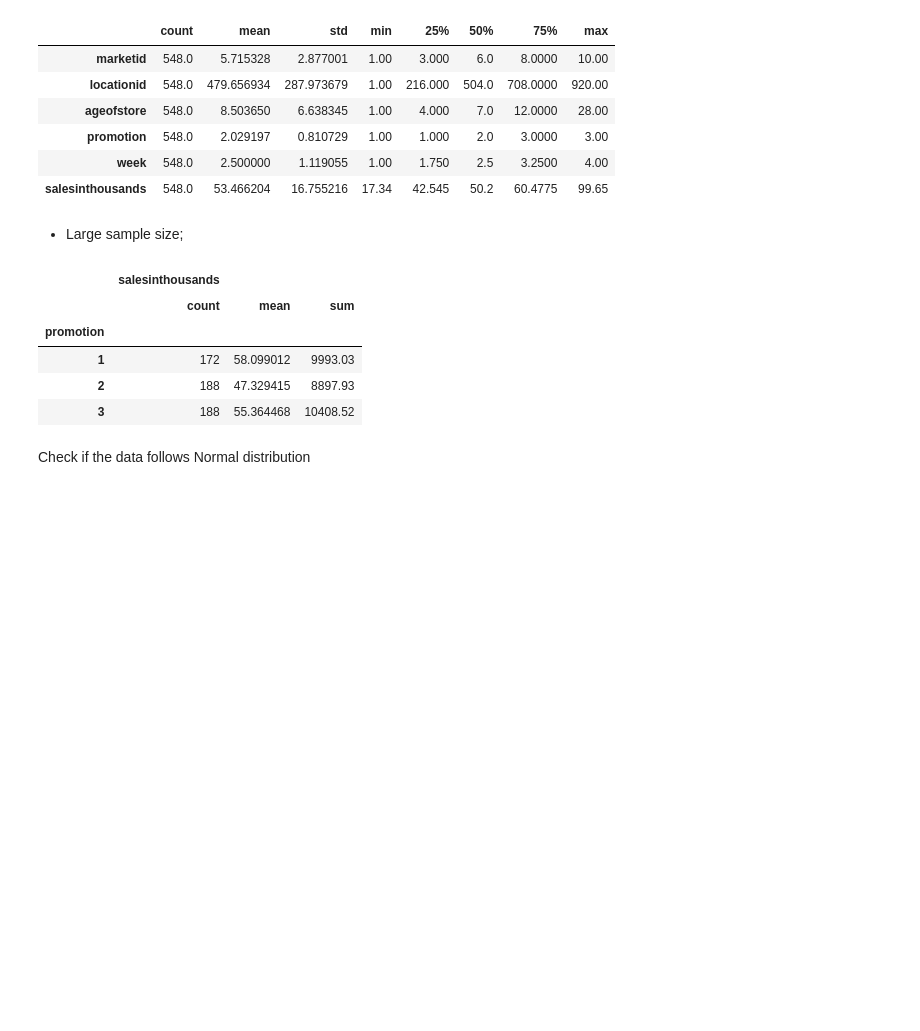
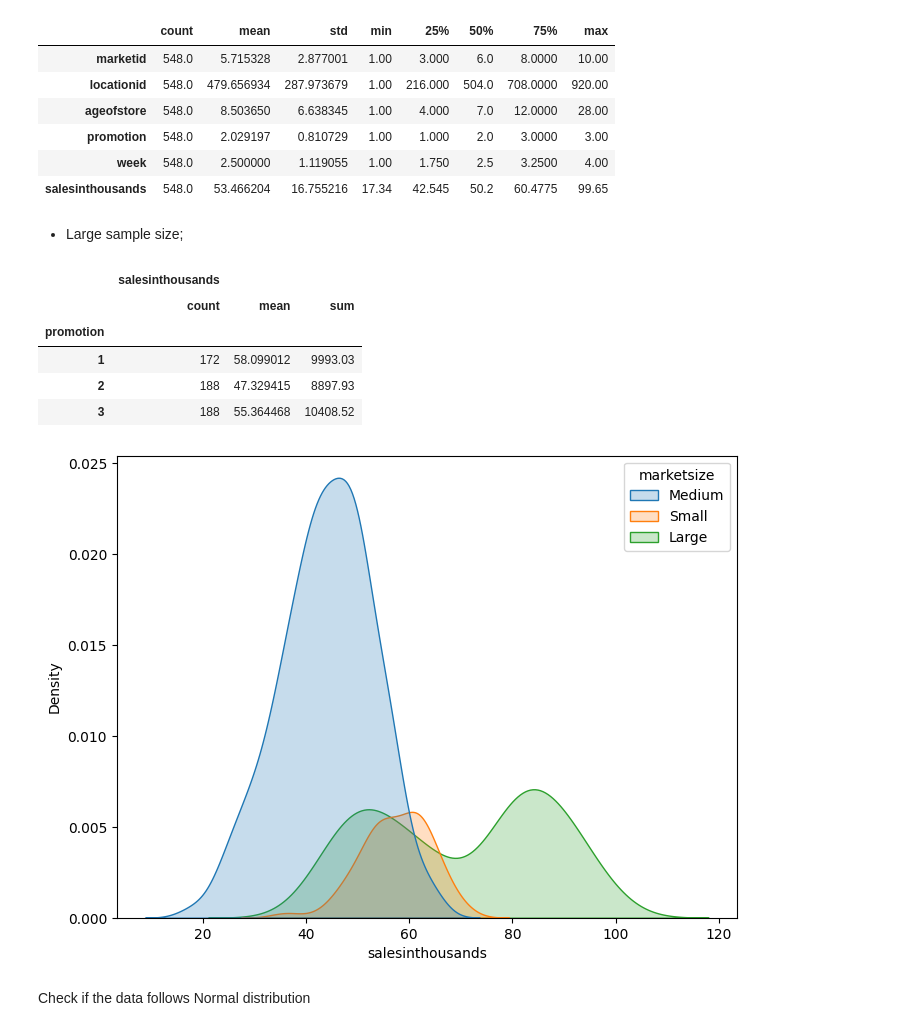
Before and after one commit to ShariYo/Modul2_Sprint2, a Jupyter notebook: project/fast_food.ipynb, the cells around one changed output. Drawn from its saved outputs; the diff is of its cells as text; code cells hidden in the pictures; blank space fills up the shorter version.

```diff
--- a/project/fast_food.ipynb
+++ b/project/fast_food.ipynb
@@ -99,4 +99,11 @@ grouped_fast_food
 | 1 | 172 | 58.099012 | 9993.03 |
 | 2 | 188 | 47.329415 | 8897.93 |
 | 3 | 188 | 55.364468 | 10408.52 |
+# %%
+plt.figure(figsize=(8, 6))
+sns.kdeplot(x=fast_food["salesinthousands"], hue=fast_food["marketsize"], fill=True)
+
+plt.show()
+# %% [output]
+[figure, added]
 # %%
```
Also changed, not shown: parts of 5 cells of this notebook.
